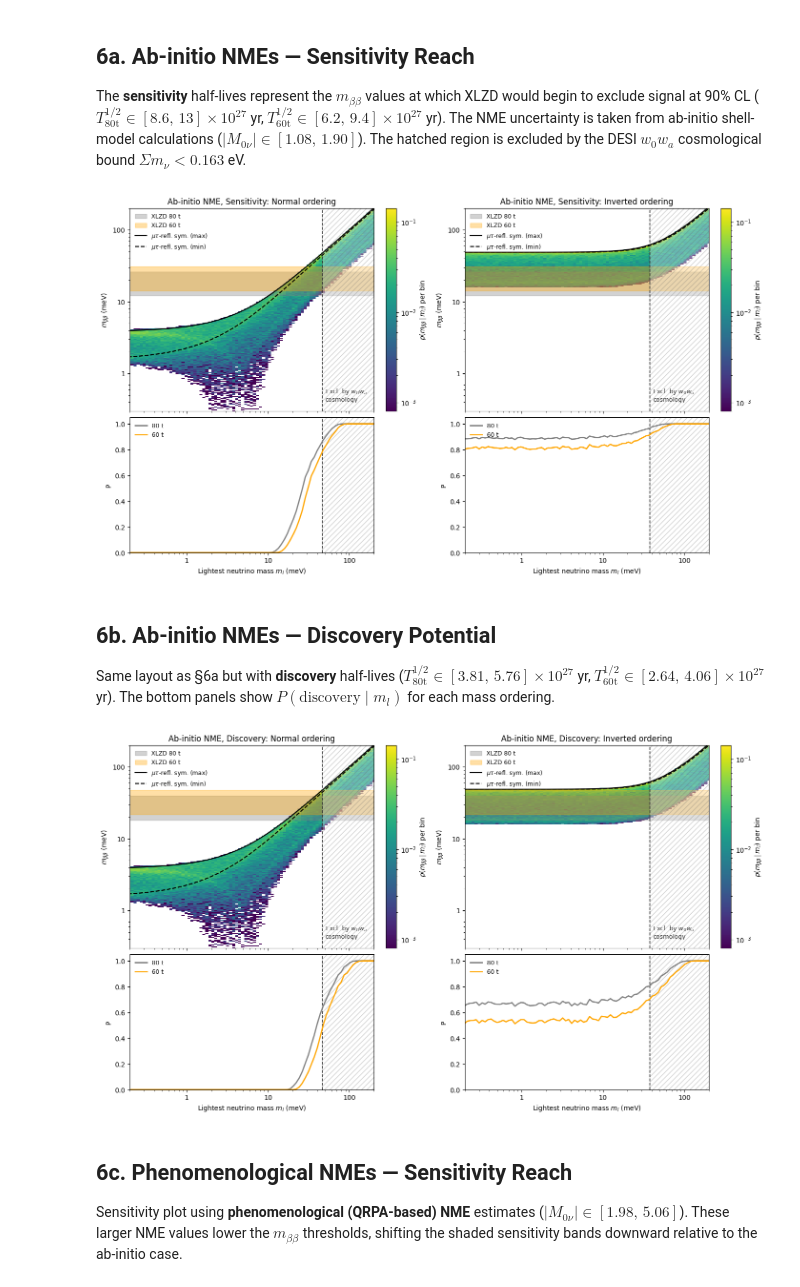
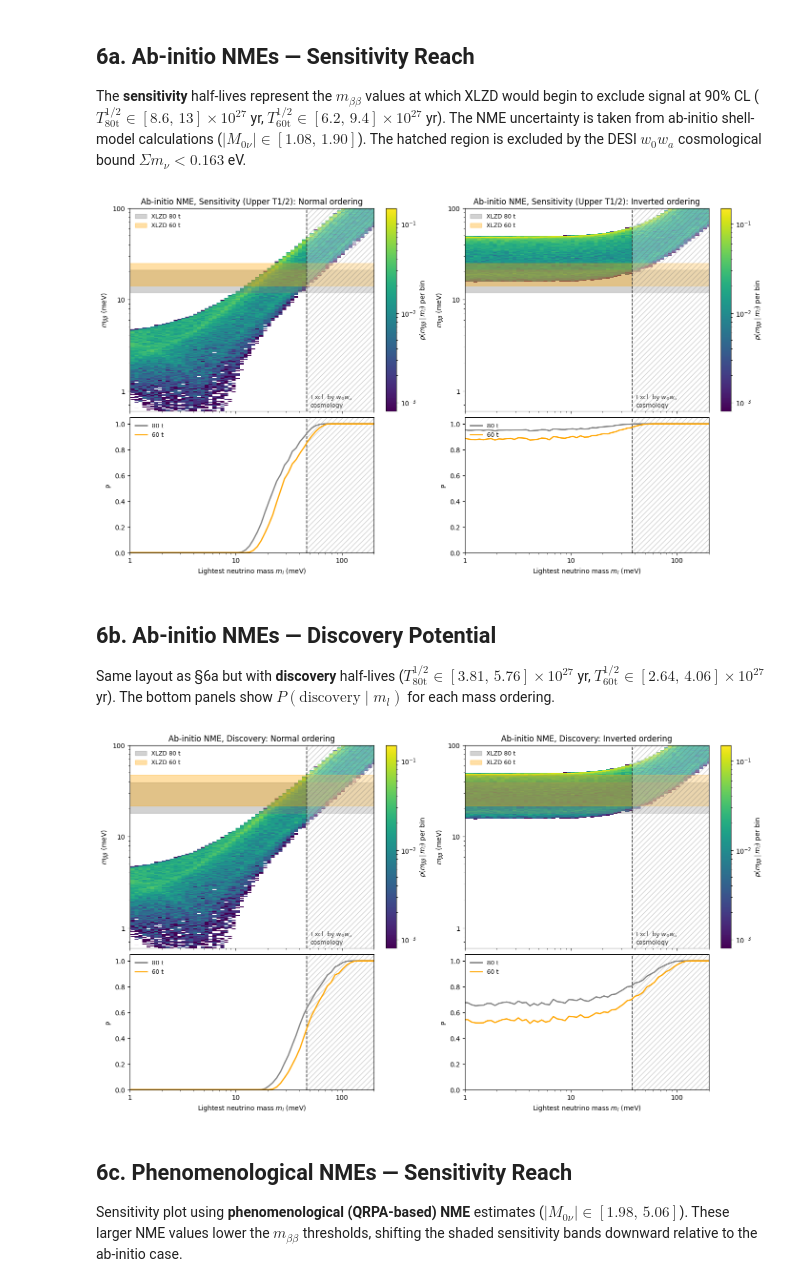
Before and after one commit to bglenardo/XLZD, a Jupyter notebook: 0vbb_sensitivity_plots/Lobster Plots Refactored.ipynb, the cells around one changed output. Saved outputs shown, nothing was run; the diff lists cells and outputs as text; code cells hidden in the pictures.

```diff
--- a/0vbb_sensitivity_plots/Lobster Plots Refactored.ipynb
+++ b/0vbb_sensitivity_plots/Lobster Plots Refactored.ipynb
@@ -417,11 +743,18 @@ def plot_four_panel_for_bands(mbb_80t, mbb_60t, title_prefix):
 
 The **sensitivity** half-lives represent the $m_{\beta\beta}$ values at which XLZD would begin to exclude signal at 90% CL ($T^{1/2}_{80\text{t}} \in [8.6,\,13]\times10^{27}$ yr, $T^{1/2}_{60\text{t}} \in [6.2,\,9.4]\times10^{27}$ yr). The NME uncertainty is taken from ab-initio shell-model calculations ($|M_{0\nu}| \in [1.08,\,1.90]$). The hatched region is excluded by the DESI $w_0 w_a$ cosmological bound $\Sigma m_\nu < 0.163$ eV.
 # %%
-# Plot 1/4: Ab-initio NMEs with sensitivity assumptions
-mbb_80t, mbb_60t = build_mbb_bands(nme_ab_initio, mode="sensitivity")
-plot_four_panel_for_bands(mbb_80t, mbb_60t, title_prefix="Ab-initio NME, Sensitivity")
+# Plot 1/4: Ab-initio NMEs with sensitivity assumptions (upper T1/2 only)
+mbb_80t = mbb_band_fixed_halflife(nme_ab_initio, halflife_sens_80t["upper"])
+mbb_60t = mbb_band_fixed_halflife(nme_ab_initio, halflife_sens_60t["upper"])
+plot_four_panel_for_bands(
+    mbb_80t,
+    mbb_60t,
+    title_prefix="Ab-initio NME, Sensitivity (Upper T1/2)",
+    flip_probability=True,
+    show_model_curves=False,
+)
 # %% [output]
-[figure, old version]
+[figure, new version]
 # %% [markdown]
 ## 6b. Ab-initio NMEs — Discovery Potential
 
@@ -429,9 +762,15 @@ Same layout as §6a but with **discovery** half-lives ($T^{1/2}_{80\text{t}} \in
 # %%
 # Plot 2/4: Ab-initio NMEs with discovery assumptions
 mbb_80t, mbb_60t = build_mbb_bands(nme_ab_initio, mode="discovery")
-plot_four_panel_for_bands(mbb_80t, mbb_60t, title_prefix="Ab-initio NME, Discovery")
+plot_four_panel_for_bands(
+    mbb_80t,
+    mbb_60t,
+    title_prefix="Ab-initio NME, Discovery",
+    flip_probability=False,
+    show_model_curves=False,
+)
 # %% [output]
-[figure, old version]
+[figure, new version]
 # %% [markdown]
 ## 6c. Phenomenological NMEs — Sensitivity Reach
 
```
Also changed, not shown: parts of 14 cells of this notebook, 27 other files.
